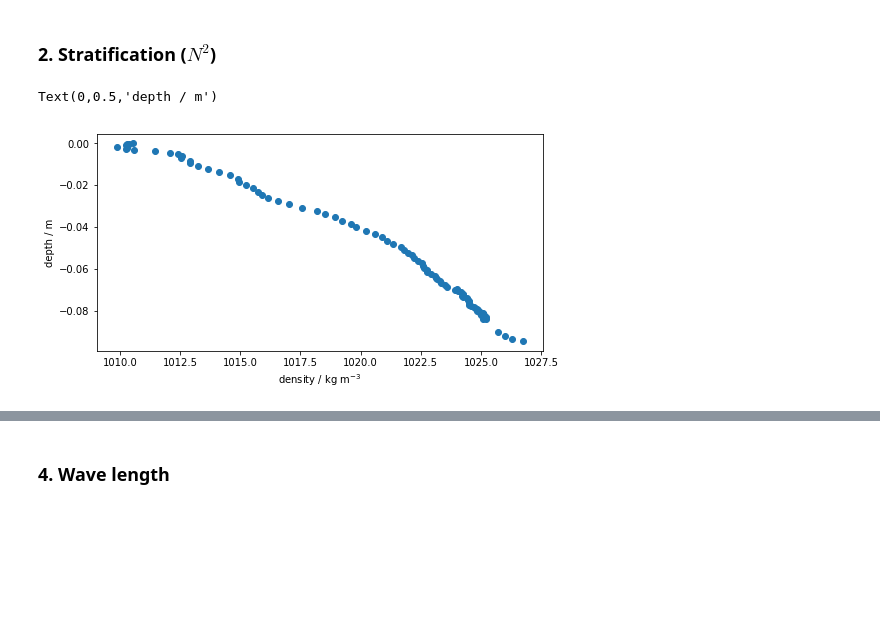
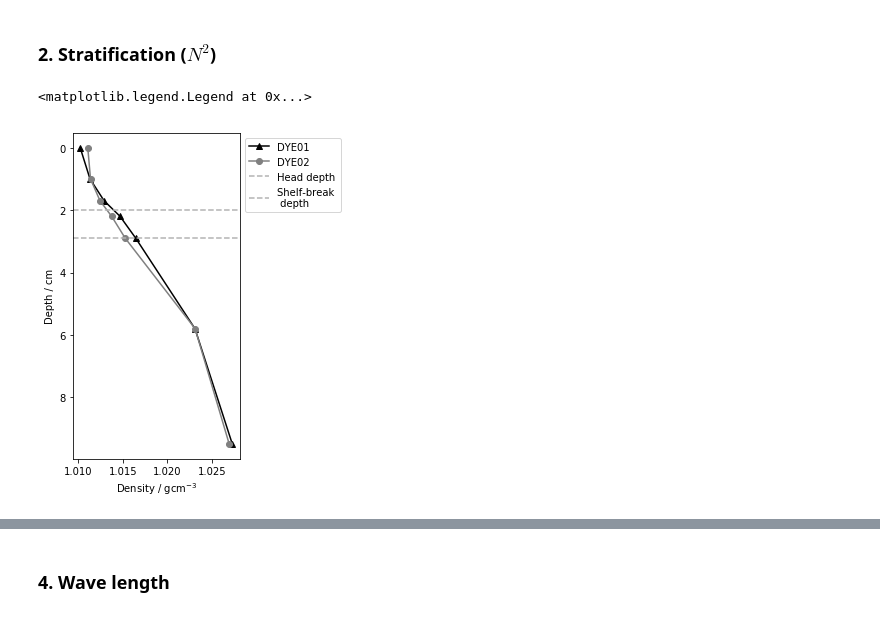
Before and after one commit to UBC-MOAD/MultipleCanyons, a Jupyter notebook: CTWs/notebooks/prepareInput.ipynb, the cells around one changed output, grey strips where cells are left out. Saved outputs shown, nothing was run; the diff lists cells and outputs as text; code cells hidden in the pictures; blank space fills up the shorter version.

```diff
--- a/CTWs/notebooks/prepareInput.ipynb
+++ b/CTWs/notebooks/prepareInput.ipynb
@@ -119,29 +135,22 @@ Text(0.5,0,'Cross-shelf distance / m')
 # %% [markdown]
 ### 2. Stratification ($N^2$)
-# %%
-# get probe measurements
-file = '/ocean/kramosmu/MultipleCanyons/lab/Conduino/Calibration/probe_interference_19may19/P20_profiler.mat'
-mat = sio.loadmat(file, squeeze_me=True)
-dens = densP(mat['ch3'][:])
-time = mat['time']
-ind = 5
-t_probe = time[ind:99]-time[ind]
-dens_probe = dens[ind:99]
-
-d_probe = ptools.profiler_19may(t_probe)
-
-# Append measurement from bottom
-d_probe = np.append(d_probe,[-9,-9.2,-9.33,-9.45])
-dens_probe = np.append(dens_probe,[1.0257,1.026,1.0263,1.02674])
-
-# plot
-fig, ax = plt.subplots(1,1,figsize=(8,4))
-ax.plot(dens_probe*1000, d_probe/100, 'o')
-
-ax.set_xlabel('density / kg m$^{-3}$')
-ax.set_ylabel('depth / m')
-# %% [output]
-Text(0,0.5,'depth / m')
-[figure, removed]
+# %%
+# Samples from DYE01
+density1 = np.array([1.01023,1.01133,1.01291,1.0147,1.01646,1.023107,1.0273])
+density2 = np.array([1.01108,1.01139,1.01245,1.01376,1.01528,1.02312,1.02695])
+depths = np.array([0,1.0,1.7,2.2,2.9,5.8,9.5])
+
+fig, ax = plt.subplots(1,1,figsize=(3,6))
+ax.plot(density1, depths, '^-',color='k',label='DYE01')
+ax.plot(density2, depths, 'o-',color='0.5', label='DYE02')
+ax.axhline(2.9, color='0.7', linestyle='--', label='Head depth')
+ax.axhline(2.0, color='0.7', linestyle='--', label='Shelf-break \n depth')
+ax.invert_yaxis()
+ax.set_xlabel(r'Density / gcm$^{-3}$')
+ax.set_ylabel('Depth / cm')
+ax.legend(bbox_to_anchor=(1,1))
+# %% [output]
+<matplotlib.legend.Legend at 0x...>
+[figure, added]
 # %%
 RhoRef = 999.750 # density bucket 2, fresh water
```
Also changed, not shown: parts of 20 cells of this notebook, 4 other files.
